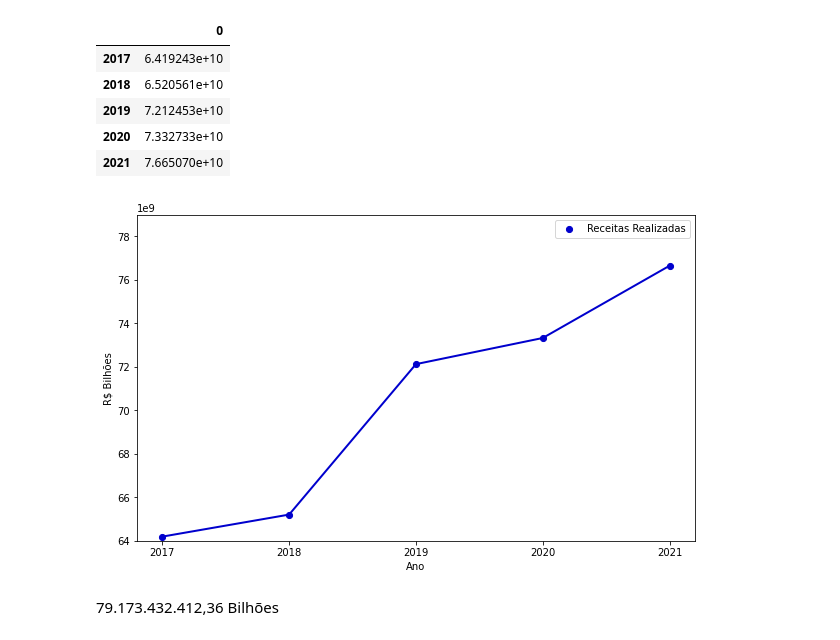
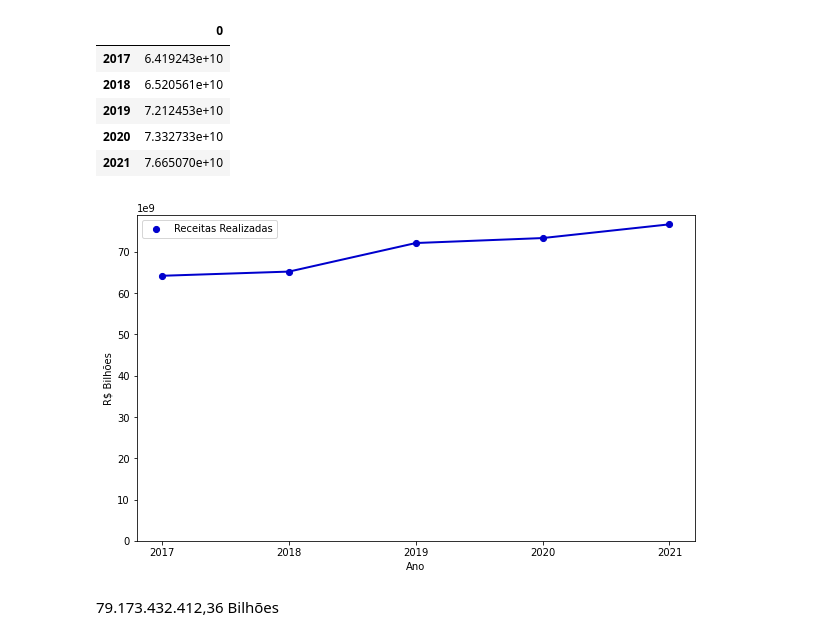
Before and after one commit to carolfazani/orcamento_sp, a Jupyter notebook: Preparando_os_dados.ipynb, the cells around one changed output. Cells and saved outputs as stored; diff of their text form; code cells hidden in the pictures.

```diff
--- a/Preparando_os_dados.ipynb
+++ b/Preparando_os_dados.ipynb
@@ -418,35 +418,35 @@ plt.figure(figsize=(10,6))
 '''
 Plotando o gráfico escolhendo o estilo de linha com linestyle e a expessura da mesma com linewidth
 '''
 plt.plot(serie, linestyle= '-', linewidth = 2, color = "mediumblue")
 '''
 Escolhendo o valor inicial e final do eixo y
 '''
-plt.ylim(64e9, 79e9)
+plt.ylim(0e9, 79e9)
 
 #plt.grid()
 
 '''
 Colocando pontos e legendas nos valores
 '''
 plt.scatter(serie.index, serie[0], label = "Receitas Realizadas", color = "mediumblue", marker = ".", s =
 150)
 plt.legend()
 
 '''
 Rotulando os eixos y e x
 '''
 plt.ylabel('R$ Bilhões')
 plt.xlabel('Ano')
 
 '''
 Colocando os valores na notação cientifica de 10^9
 '''
 plt.ticklabel_format(style='sci',axis='y',scilimits=(9,9))
 
 plt.savefig('grafico1.png', transparent = True)
 # %% [output]
-[figure, old version]
+[figure, new version]
 # %% [markdown]
 79.173.432.412,36
 Bilhões
```
Also changed, not shown: parts of 1 cell of this notebook.
